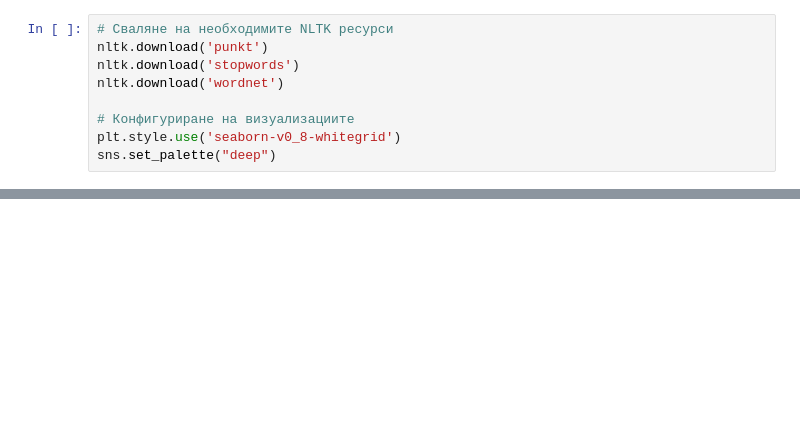
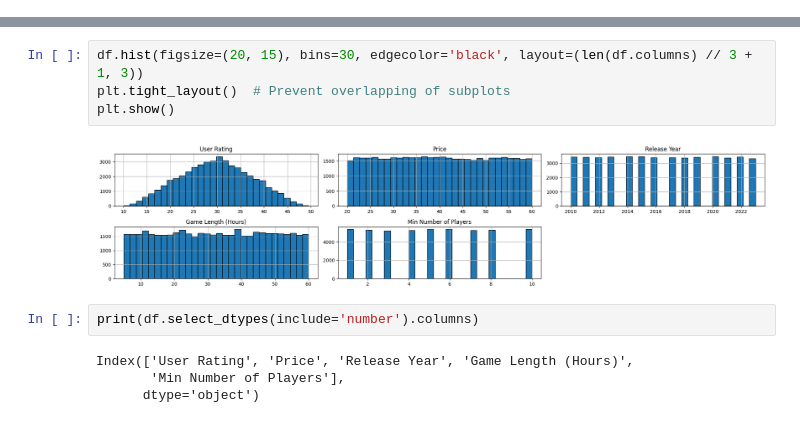
Before and after one commit to NinaNikolova/data_mining_project, a Jupyter notebook: python_games4.ipynb, the cells around one changed output, grey strips where cells are left out. Saved outputs shown, nothing was run; the diff lists cells and outputs as text; blank space fills up the shorter version.

```diff
--- a/python_games4.ipynb
+++ b/python_games4.ipynb
@@ -36,12 +41,3 @@ import re
 import joblib
 import warnings
 warnings.filterwarnings('ignore')
-# %%
-# Сваляне на необходимите NLTK ресурси
-nltk.download('punkt')
-nltk.download('stopwords')
-nltk.download('wordnet')
-
-# Конфигуриране на визуализациите
-plt.style.use('seaborn-v0_8-whitegrid')
-sns.set_palette("deep")
@@ -520,0 +63,12 @@ if __name__ == "__main__":
+# %%
+df.hist(figsize=(20, 15), bins=30, edgecolor='black', layout=(len(df.columns) // 3 + 1, 3))
+plt.tight_layout()  # Prevent overlapping of subplots
+plt.show()
+# %% [output]
+[figure, added]
+# %%
+print(df.select_dtypes(include='number').columns)
+# %% [output]
+Index(['User Rating', 'Price', 'Release Year', 'Game Length (Hours)',
+       'Min Number of Players'],
+      dtype='object')
```
Also changed, not shown: parts of 23 cells of this notebook.
